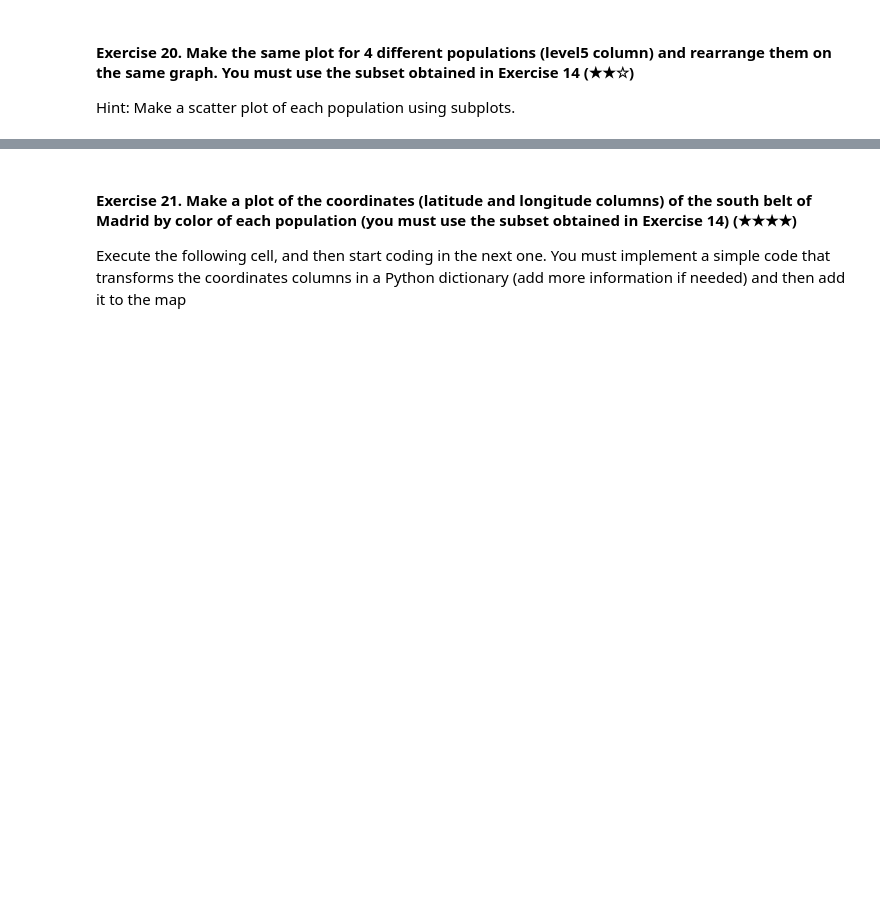
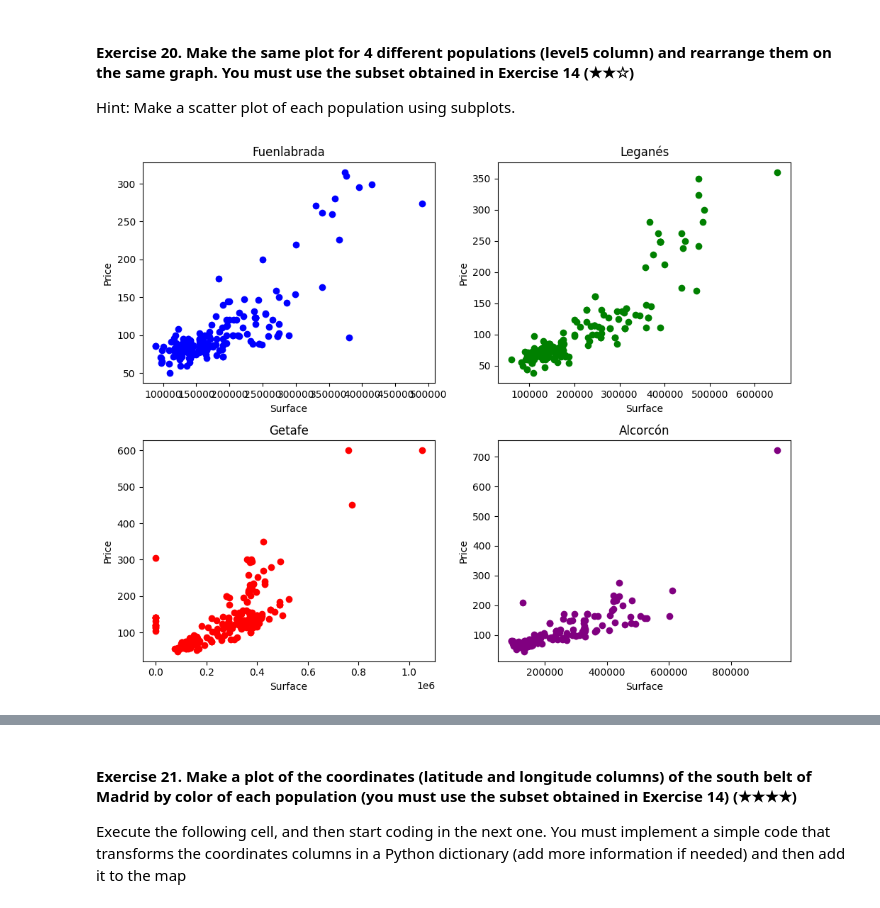
Before and after one commit to Bere333/realestate-datacleanup-exercise, a Jupyter notebook: project.ipynb, the cells around one changed output, grey strips where cells are left out. Saved outputs shown, nothing was run; the diff lists cells and outputs as text; code cells hidden in the pictures; blank space fills up the shorter version.

```diff
--- a/project.ipynb
+++ b/project.ipynb
@@ -493,5 +479,41 @@ Como se observa en la gráfica, el promedio de precios sobre metros cuadrados de
 #### Exercise 20. Make the same plot for 4 different populations (level5 column) and rearrange them on the same graph. You must use the subset obtained in Exercise 14 (★★☆)
 
 Hint: Make a scatter plot of each population using subplots.
+# %%
+x1 = sb_populations.loc[(sb_populations["level5"] == "Fuenlabrada")]["price"].to_numpy()
+y1 = sb_populations.loc[(sb_populations["level5"] == "Fuenlabrada")]["surface"].to_numpy()
+x2 = sb_populations.loc[(sb_populations["level5"] == "Leganés")]["price"].to_numpy()
+y2 = sb_populations.loc[(sb_populations["level5"] == "Leganés")]["surface"].to_numpy()
+x3 = sb_populations.loc[(sb_populations["level5"] == "Getafe")]["price"].to_numpy()
+y3 = sb_populations.loc[(sb_populations["level5"] == "Getafe")]["surface"].to_numpy()
+x4 = sb_populations.loc[(sb_populations["level5"] == "Alcorcón")]["price"].to_numpy()
+y4 = sb_populations.loc[(sb_populations["level5"] == "Alcorcón")]["surface"].to_numpy()
 # %%
-# TODO
+# # TODO
+# Crear figura y subplots
+fig, axs = plt.subplots(2, 2, figsize=(10, 8))
+
+axs[0, 0].scatter(x1, y1, color='blue')
+axs[0, 0].set_title('Fuenlabrada')
+axs[0, 0].set_xlabel('Surface')
+axs[0, 0].set_ylabel('Price')
+
+axs[0, 1].scatter(x2, y2, color='green')
+axs[0, 1].set_title('Leganés')
+axs[0, 1].set_xlabel('Surface')
+axs[0, 1].set_ylabel('Price')
+
+axs[1, 0].scatter(x3, y3, color='red')
+axs[1, 0].set_title('Getafe')
+axs[1, 0].set_xlabel('Surface')
+axs[1, 0].set_ylabel('Price')
+
+axs[1, 1].scatter(x4, y4, color='purple')
+axs[1, 1].set_title('Alcorcón')
+axs[1, 1].set_xlabel('Surface')
+axs[1, 1].set_ylabel('Price')
+
+plt.tight_layout()
+plt.show()
+# %% [output]
+[figure, added]
```
Also changed, not shown: parts of 2 cells of this notebook.
